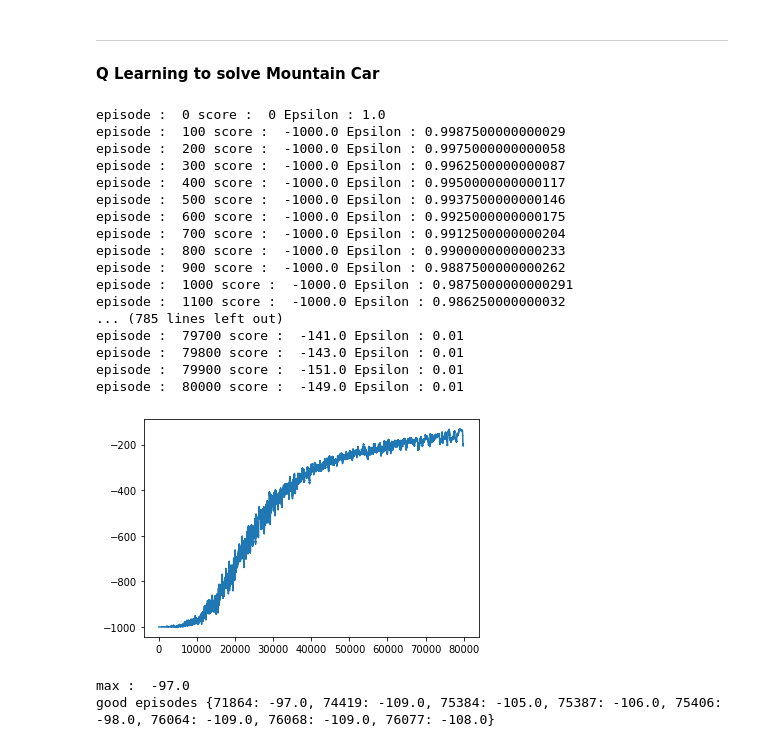
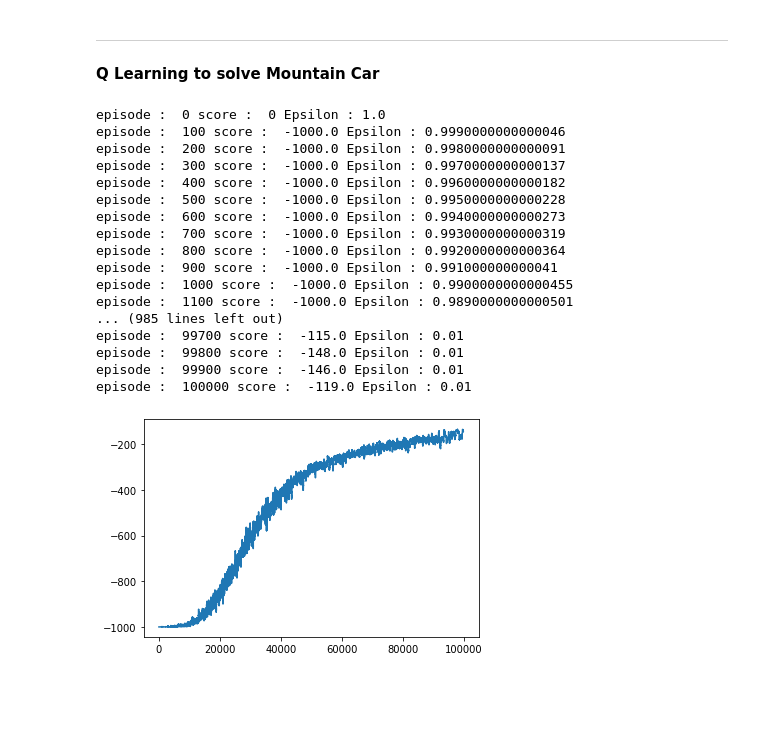
Before and after one commit to LucasColas/Mountain-Car-Q-Learning, a Jupyter notebook: MC_Q_Learning.ipynb, the cells around one changed output. Cells and saved outputs as stored; diff of their text form; code cells hidden in the pictures; blank space fills up the shorter version.

```diff
--- a/MC_Q_Learning.ipynb
+++ b/MC_Q_Learning.ipynb
@@ -52,7 +52,7 @@ def get_best_action(state,Q):
 
     return best_action
 
-def main(env,Alpha,Gamma,Eps,ep=80000):
+def main(env,Alpha,Gamma,Eps,ep=100000):
 
     max = -1000
     good_episodes_values = {}
@@ -90,51 +90,49 @@ def main(env,Alpha,Gamma,Eps,ep=80000):
         stock_rewards[i] = score
 
         if score > max:
           max = score
         if score > -110:
           good_episodes_values[i] = score
 
 
         if Eps > 0.01:
             Eps -= epsilon_decay
         else:
             Eps = 0.01
     Visualize(ep,stock_rewards)
-    print("max : ", max)
-    print("good episodes", good_episodes_values)
+    #print("max : ", max)
+    #print("good episodes", good_episodes_values)
 
 
     env.close()
 
 def Visualize(ep,stock_rewards):
     mean_r = np.zeros(ep-100)
     for i in range(ep-100):
         #print(i)
         mean_r[i] = np.mean(stock_rewards[i:i+101])
 
     plt.plot(mean_r)
     plt.show()
 
 
 main(env, Alpha,Gamma,Eps)
 # %% [output]
 episode :  0 score :  0 Epsilon : 1.0
-episode :  100 score :  -1000.0 Epsilon : 0.9987500000000029
-episode :  200 score :  -1000.0 Epsilon : 0.9975000000000058
-episode :  300 score :  -1000.0 Epsilon : 0.9962500000000087
-episode :  400 score :  -1000.0 Epsilon : 0.9950000000000117
-episode :  500 score :  -1000.0 Epsilon : 0.9937500000000146
-episode :  600 score :  -1000.0 Epsilon : 0.9925000000000175
-episode :  700 score :  -1000.0 Epsilon : 0.9912500000000204
-episode :  800 score :  -1000.0 Epsilon : 0.9900000000000233
-episode :  900 score :  -1000.0 Epsilon : 0.9887500000000262
-episode :  1000 score :  -1000.0 Epsilon : 0.9875000000000291
-episode :  1100 score :  -1000.0 Epsilon : 0.986250000000032
-... (785 lines left out)
-episode :  79700 score :  -141.0 Epsilon : 0.01
-episode :  79800 score :  -143.0 Epsilon : 0.01
-episode :  79900 score :  -151.0 Epsilon : 0.01
-episode :  80000 score :  -149.0 Epsilon : 0.01
+episode :  100 score :  -1000.0 Epsilon : 0.9990000000000046
+episode :  200 score :  -1000.0 Epsilon : 0.9980000000000091
+episode :  300 score :  -1000.0 Epsilon : 0.9970000000000137
+episode :  400 score :  -1000.0 Epsilon : 0.9960000000000182
+episode :  500 score :  -1000.0 Epsilon : 0.9950000000000228
+episode :  600 score :  -1000.0 Epsilon : 0.9940000000000273
+episode :  700 score :  -1000.0 Epsilon : 0.9930000000000319
+episode :  800 score :  -1000.0 Epsilon : 0.9920000000000364
+episode :  900 score :  -1000.0 Epsilon : 0.991000000000041
+episode :  1000 score :  -1000.0 Epsilon : 0.9900000000000455
+episode :  1100 score :  -1000.0 Epsilon : 0.9890000000000501
+... (985 lines left out)
+episode :  99700 score :  -115.0 Epsilon : 0.01
+episode :  99800 score :  -148.0 Epsilon : 0.01
+episode :  99900 score :  -146.0 Epsilon : 0.01
+episode :  100000 score :  -119.0 Epsilon : 0.01
-[figure, old version]
+[figure, new version]
-max :  -97.0
-good episodes {71864: -97.0, 74419: -109.0, 75384: -105.0, 75387: -106.0, 75406: -98.0, 76064: -109.0, 76068: -109.0, 76077: -108.0}
```
